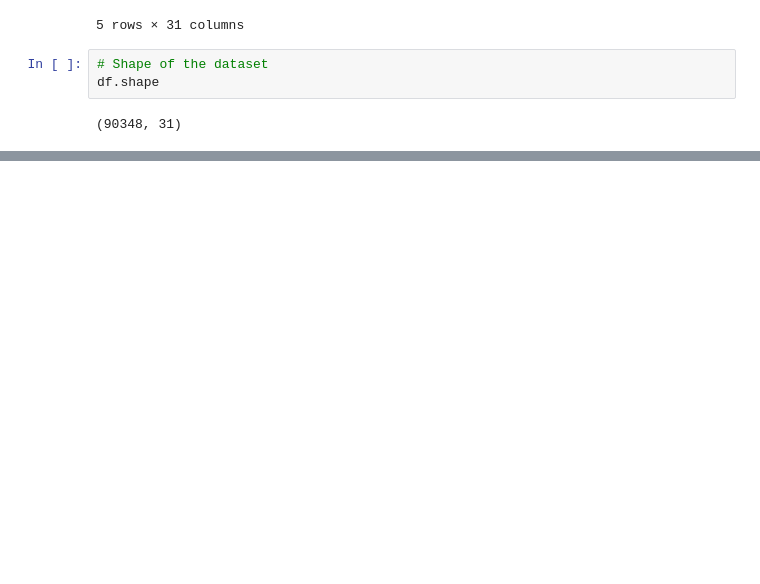
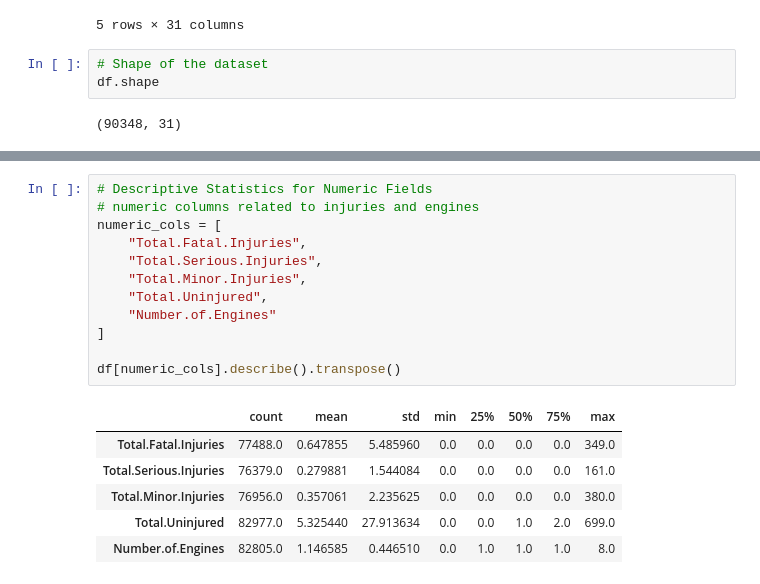
Before and after one commit to mcshoja/Aviation-Data-Phase-1-Project, a Jupyter notebook: aviation.ipynb, the cells around one changed output, grey strips where cells are left out. Saved outputs shown, nothing was run; the diff lists cells and outputs as text; blank space fills up the shorter version.

```diff
--- a/aviation.ipynb
+++ b/aviation.ipynb
@@ -52,0 +122,19 @@ Index(['Event.Id', 'Investigation.Type', 'Accident.Number', 'Event.Date',
+# %%
+# Descriptive Statistics for Numeric Fields
+# numeric columns related to injuries and engines
+numeric_cols = [
+    "Total.Fatal.Injuries",
+    "Total.Serious.Injuries",
+    "Total.Minor.Injuries",
+    "Total.Uninjured",
+    "Number.of.Engines"
+]
+
+df[numeric_cols].describe().transpose()
+# %% [output]
+|  | count | mean | std | min | 25% | 50% | 75% | max |
+| Total.Fatal.Injuries | 77488.0 | 0.647855 | 5.485960 | 0.0 | 0.0 | 0.0 | 0.0 | 349.0 |
+| Total.Serious.Injuries | 76379.0 | 0.279881 | 1.544084 | 0.0 | 0.0 | 0.0 | 0.0 | 161.0 |
+| Total.Minor.Injuries | 76956.0 | 0.357061 | 2.235625 | 0.0 | 0.0 | 0.0 | 0.0 | 380.0 |
+| Total.Uninjured | 82977.0 | 5.325440 | 27.913634 | 0.0 | 0.0 | 1.0 | 2.0 | 699.0 |
+| Number.of.Engines | 82805.0 | 1.146585 | 0.446510 | 0.0 | 1.0 | 1.0 | 1.0 | 8.0 |
```
Also changed, not shown: parts of 11 cells of this notebook.
